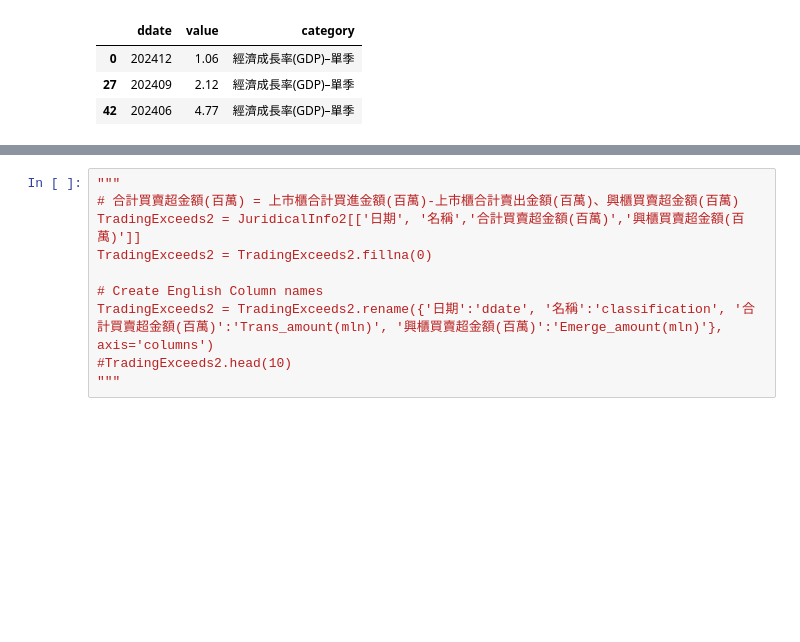
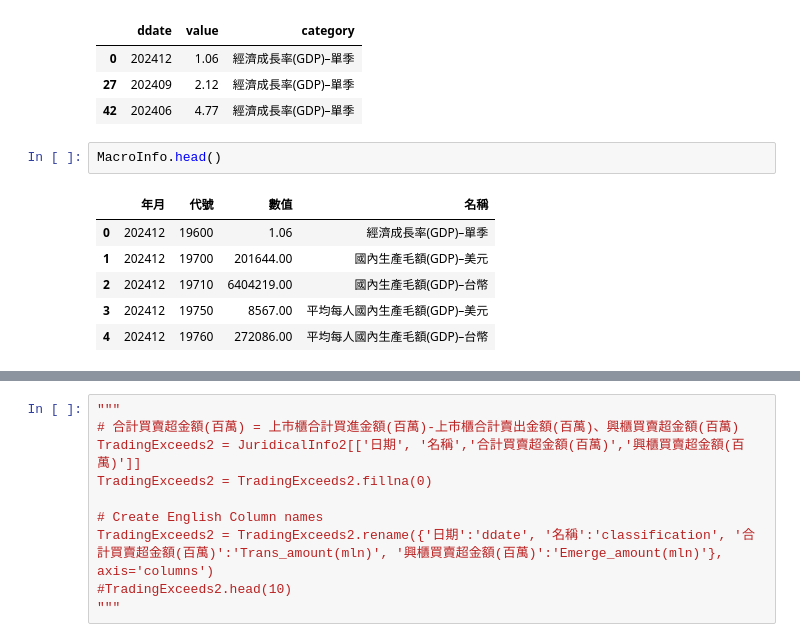
Before and after one commit to Carolyehhh/revenue-prediction, a Jupyter notebook: GDP_train.ipynb, the cells around one changed output, grey strips where cells are left out. Saved outputs shown, nothing was run; the diff lists cells and outputs as text; blank space fills up the shorter version.

```diff
--- a/GDP_train.ipynb
+++ b/GDP_train.ipynb
@@ -100,3 +102,12 @@ display(TW_GDPGrowth.head(3))
 | 0 | 202412 | 1.06 | 經濟成長率(GDP)–單季 |
 | 27 | 202409 | 2.12 | 經濟成長率(GDP)–單季 |
 | 42 | 202406 | 4.77 | 經濟成長率(GDP)–單季 |
+# %%
+MacroInfo.head()
+# %% [output]
+|  | 年月 | 代號 | 數值 | 名稱 |
+| 0 | 202412 | 19600 | 1.06 | 經濟成長率(GDP)–單季 |
+| 1 | 202412 | 19700 | 201644.00 | 國內生產毛額(GDP)–美元 |
+| 2 | 202412 | 19710 | 6404219.00 | 國內生產毛額(GDP)–台幣 |
+| 3 | 202412 | 19750 | 8567.00 | 平均每人國內生產毛額(GDP)–美元 |
+| 4 | 202412 | 19760 | 272086.00 | 平均每人國內生產毛額(GDP)–台幣 |
```
Also changed, not shown: parts of 4 cells of this notebook.
